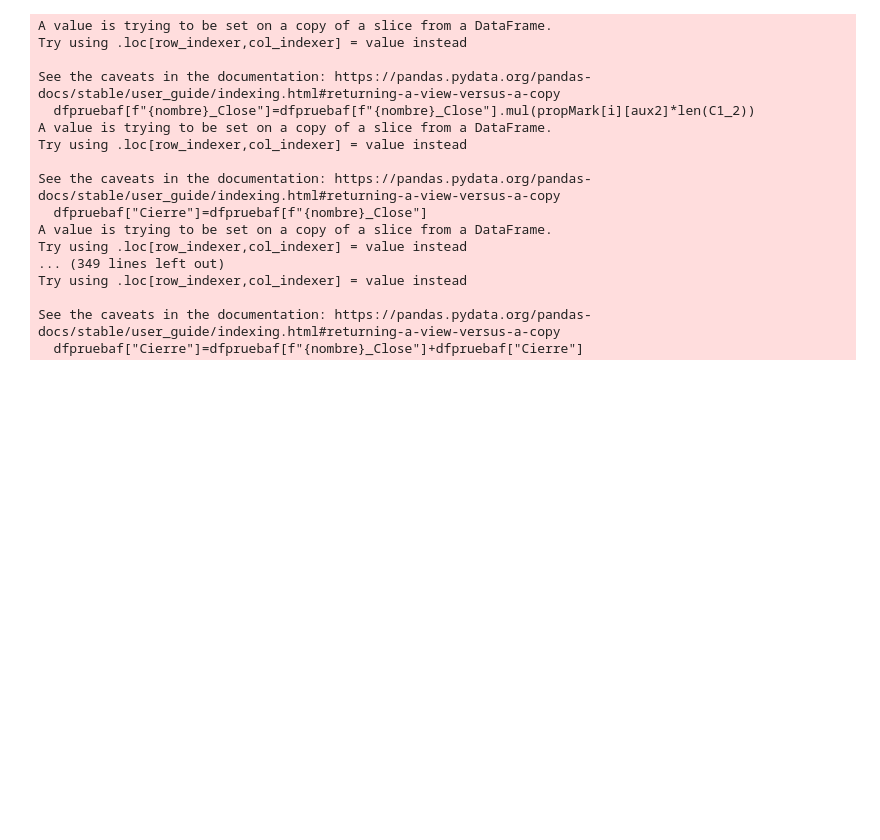
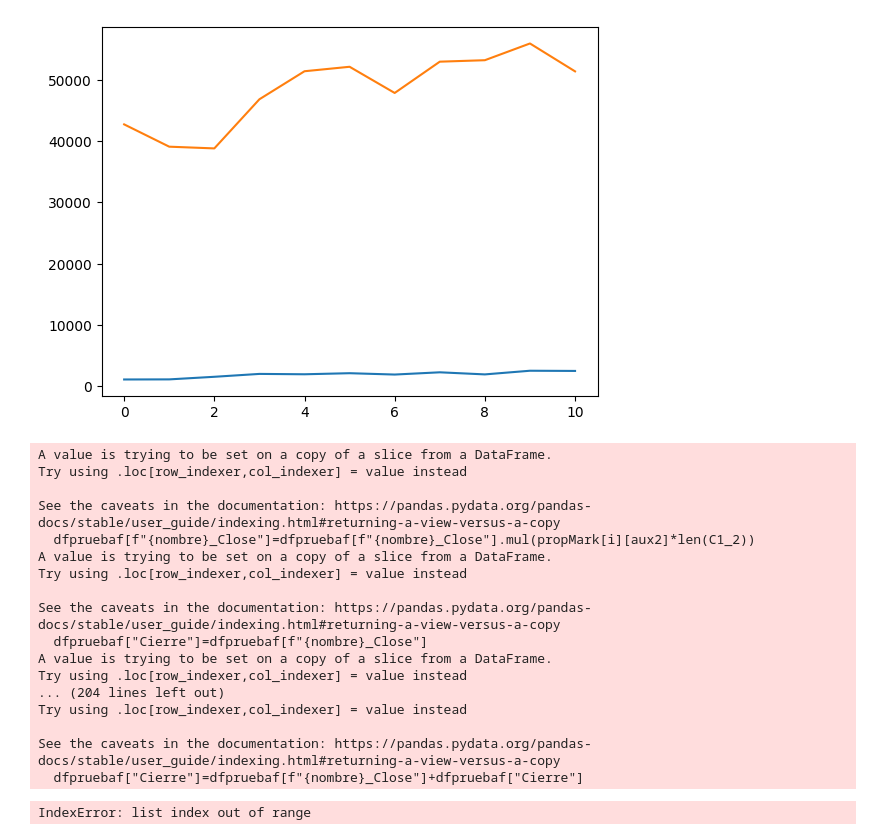
Before and after one commit to PraxedisJRuv/Construcci-n-de-un-portafolio-indexado, a Jupyter notebook: Notebook principal.ipynb, the cells around one changed output. Cells and saved outputs as stored; diff of their text form; code cells hidden in the pictures; blank space fills up the shorter version.

```diff
--- a/Notebook principal.ipynb
+++ b/Notebook principal.ipynb
@@ -120,0 +182,8 @@ dfipc
+# %%
+# Agrupar ipc por semestre
+
+ipc_semestre = []
+for i in range(len(semestresIPC_lim)-1):
+    date_range = dfipc_lim.loc[semestresIPC_lim[i]:semestresIPC_lim[i+1]]
+    ipc_semestre.append(date_range['IPC'].mean())
+ipc_semestre
@@ -357,8 +433,37 @@ asignacion_de_accion_representativa(C2_2,len(C2_2),len(empresas))
+# %%
+"""
+    | Grafica de IPC vs Portafolios |
+"""
+
+def get_asignacion(cluster, op):
+    asignacion=[]
+    if op=='Market':
+        asignacion=asignacionMarket(cluster)
+    elif op=='Vola':
+        asignacion=asignacionVolatibildad(cluster)
+    elif op=='EW':
+        asignacion=asignacionEW(cluster)
+    return asignacion
+
+def portafolio(clusters, op):
+    port = [0]*(len(semestres_lim)-1)
+    for cluster in clusters:
+        prop = get_asignacion(cluster, op)
+        for i in range(len(prop)):
+            port[i] += (prop[i]*(df_lim[next(iter(cluster))+'_Close'].loc[semestres_lim[i]:semestres_lim[i+1]].mean()))*len(empresas)
+    return port
+
+def plot(clusters, op):
+    port = portafolio(clusters, op)
+    plt.plot(range(len(semestres_lim)-1),port, label=f'C{len(clusters)}_{op}')
+    plt.plot(range(len(semestres_lim)-1),ipc_semestre, label=f'C{len(clusters)}_{op}')
+
+plot(C4, 'Vola')
+# %% [output]
+[figure, added]
 # %%
 """
-    Intento para medir errores. Esta la forma por desviaciones que esta mal al no ajustar
-    la cantidad de acciones para que cuadre con el precio del IPC, por lo que medir con el complemento
-    de la correlación es bastante mejor indicador. Sin embargo, aún faltan los portafolios optimizados con Markowitz
+    Intento para medir errores
 """
 
 auxk=0
@@ -406,10 +511,11 @@ See the caveats in the documentation: https://pandas.pydata.org/pandas-docs/stab
   dfpruebaf["Cierre"]=dfpruebaf[f"{nombre}_Close"]
 A value is trying to be set on a copy of a slice from a DataFrame.
 Try using .loc[row_indexer,col_indexer] = value instead
-... (349 lines left out)
+... (204 lines left out)
 Try using .loc[row_indexer,col_indexer] = value instead
 
 See the caveats in the documentation: https://pandas.pydata.org/pandas-docs/stable/user_guide/indexing.html#returning-a-view-versus-a-copy
   dfpruebaf["Cierre"]=dfpruebaf[f"{nombre}_Close"]+dfpruebaf["Cierre"]
+IndexError: list index out of range
 # %%
 #Construcción de clústeres
```
Also changed, not shown: parts of 21 cells of this notebook, 1 other file.
